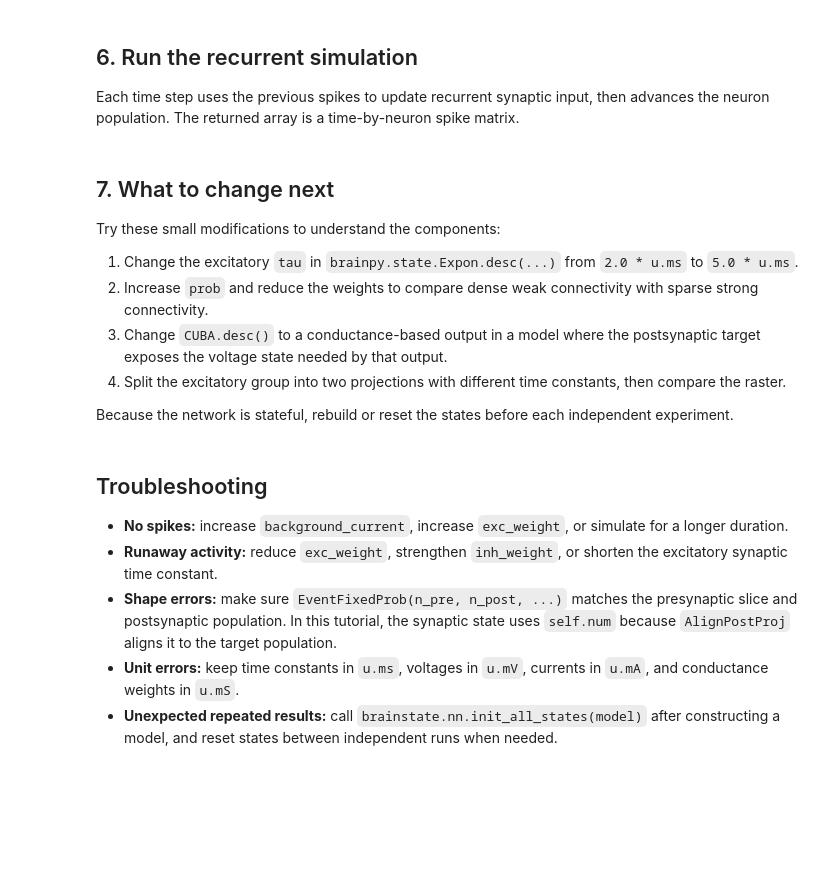
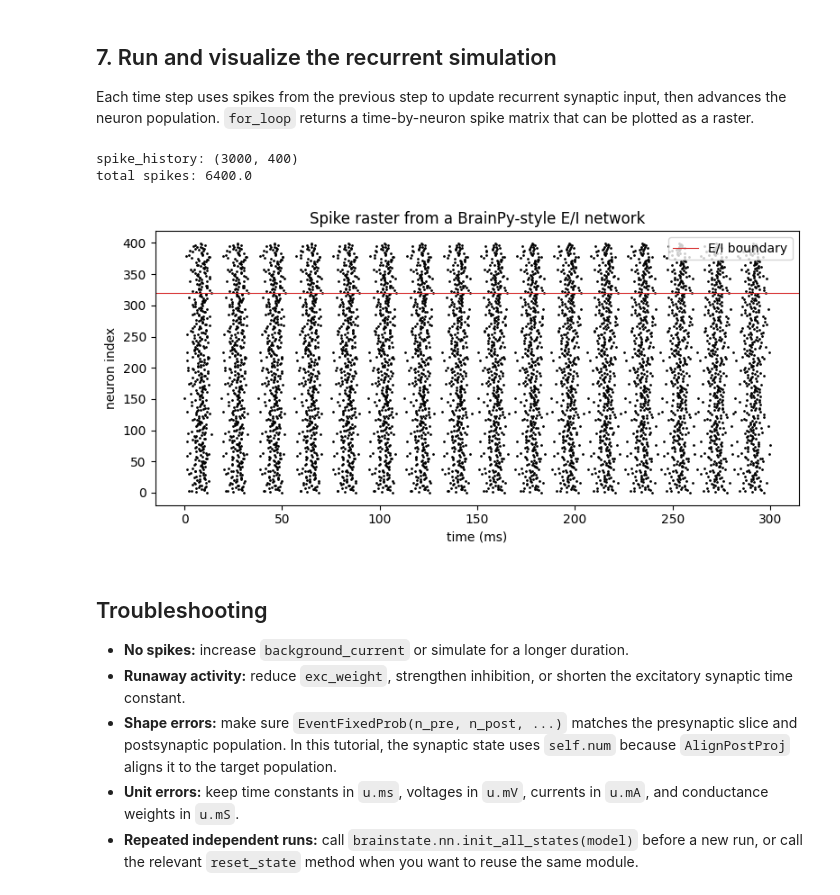
Before and after one commit to chaobrain/brain-modeling-ecosystem, a Jupyter notebook: docs/tutorials/brainpy.state_point_neuron_networks.ipynb, the cells around one changed output. Saved outputs shown, nothing was run; the diff lists cells and outputs as text; code cells hidden in the pictures; blank space fills up the shorter version.

```diff
--- a/docs/tutorials/brainpy.state_point_neuron_networks.ipynb
+++ b/docs/tutorials/brainpy.state_point_neuron_networks.ipynb
@@ -169,12 +208,12 @@ The connection weights are scaled by population size. This keeps the total recur
 # %%
 n_exc = 320
 n_inh = 80
-prob = 0.05
+prob = 0.02
 
-exc_weight = 1.0 / u.math.sqrt(prob * n_exc) * u.mS
-inh_weight = -1.2 / u.math.sqrt(prob * n_inh) * u.mS
-background_current = 3.0 * u.mA
+exc_weight = 0.6 * u.mS
+inh_weight = 6.7 * u.mS
+background_current = 20.0 * u.mA
 
 net = EINet(n_exc, n_inh, prob, exc_weight, inh_weight)
-_ = brainstate.nn.init_all_states(net)
+brainstate.nn.init_all_states(net)
 net
@@ -181,46 +238,42 @@ net
 # %% [markdown]
-## 6. Run the recurrent simulation
+## 7. Run and visualize the recurrent simulation
 
-Each time step uses the previous spikes to update recurrent synaptic input, then advances the neuron population. The returned array is a time-by-neuron spike matrix.
+Each time step uses spikes from the previous step to update recurrent synaptic input, then advances the neuron population. ``for_loop`` returns a time-by-neuron spike matrix that can be plotted as a raster.
 # %%
 duration = 300.0 * u.ms
 times = u.math.arange(0.0 * u.ms, duration, brainstate.environ.get_dt())
 
 spike_history = brainstate.transform.for_loop(
-    lambda t: net.update(background_current),
+    lambda t: net.update(t, background_current),
     times,
     pbar=brainstate.transform.ProgressBar(20),
 )
 
 print("spike_history:", spike_history.shape)
+print("total spikes:", float(u.math.sum(spike_history)))
+# %% [output]
+spike_history: (3000, 400)
+total spikes: 6400.0
 # %%
 t_indices, neuron_indices = u.math.where(spike_history)
+time_ms = times.to_decimal(u.ms)
 
 plt.figure(figsize=(8, 4))
-plt.scatter(times[t_indices], neuron_indices, s=1, color="black")
+plt.scatter(time_ms[t_indices], neuron_indices, s=1, color="black")
 plt.axhline(n_exc - 0.5, color="tab:red", lw=0.8, label="E/I boundary")
-plt.xlabel("time")
+plt.xlabel("time (ms)")
 plt.ylabel("neuron index")
-plt.title("Spike raster from a brainpy.state E/I network")
+plt.title("Spike raster from a BrainPy-style E/I network")
 plt.legend(loc="upper right")
 plt.tight_layout()
 plt.show()
+# %% [output]
+[figure, added]
-# %% [markdown]
-## 7. What to change next
-
-Try these small modifications to understand the components:
-
-1. Change the excitatory `tau` in `brainpy.state.Expon.desc(...)` from `2.0 * u.ms` to `5.0 * u.ms`.
-2. Increase `prob` and reduce the weights to compare dense weak connectivity with sparse strong connectivity.
-3. Change `CUBA.desc()` to a conductance-based output in a model where the postsynaptic target exposes the voltage state needed by that output.
-4. Split the excitatory group into two projections with different time constants, then compare the raster.
-
-Because the network is stateful, rebuild or reset the states before each independent experiment.
 # %% [markdown]
 ## Troubleshooting
 
-- **No spikes:** increase `background_current`, increase `exc_weight`, or simulate for a longer duration.
-- **Runaway activity:** reduce `exc_weight`, strengthen `inh_weight`, or shorten the excitatory synaptic time constant.
-- **Shape errors:** make sure `EventFixedProb(n_pre, n_post, ...)` matches the presynaptic slice and postsynaptic population. In this tutorial, the synaptic state uses `self.num` because `AlignPostProj` aligns it to the target population.
-- **Unit errors:** keep time constants in `u.ms`, voltages in `u.mV`, currents in `u.mA`, and conductance weights in `u.mS`.
-- **Unexpected repeated results:** call `brainstate.nn.init_all_states(model)` after constructing a model, and reset states between independent runs when needed.
+- **No spikes:** increase ``background_current`` or simulate for a longer duration.
+- **Runaway activity:** reduce ``exc_weight``, strengthen inhibition, or shorten the excitatory synaptic time constant.
+- **Shape errors:** make sure ``EventFixedProb(n_pre, n_post, ...)`` matches the presynaptic slice and postsynaptic population. In this tutorial, the synaptic state uses ``self.num`` because ``AlignPostProj`` aligns it to the target population.
+- **Unit errors:** keep time constants in ``u.ms``, voltages in ``u.mV``, currents in ``u.mA``, and conductance weights in ``u.mS``.
+- **Repeated independent runs:** call ``brainstate.nn.init_all_states(model)`` before a new run, or call the relevant ``reset_state`` method when you want to reuse the same module.
```
Also changed, not shown: parts of 14 cells of this notebook, 14 other files.
